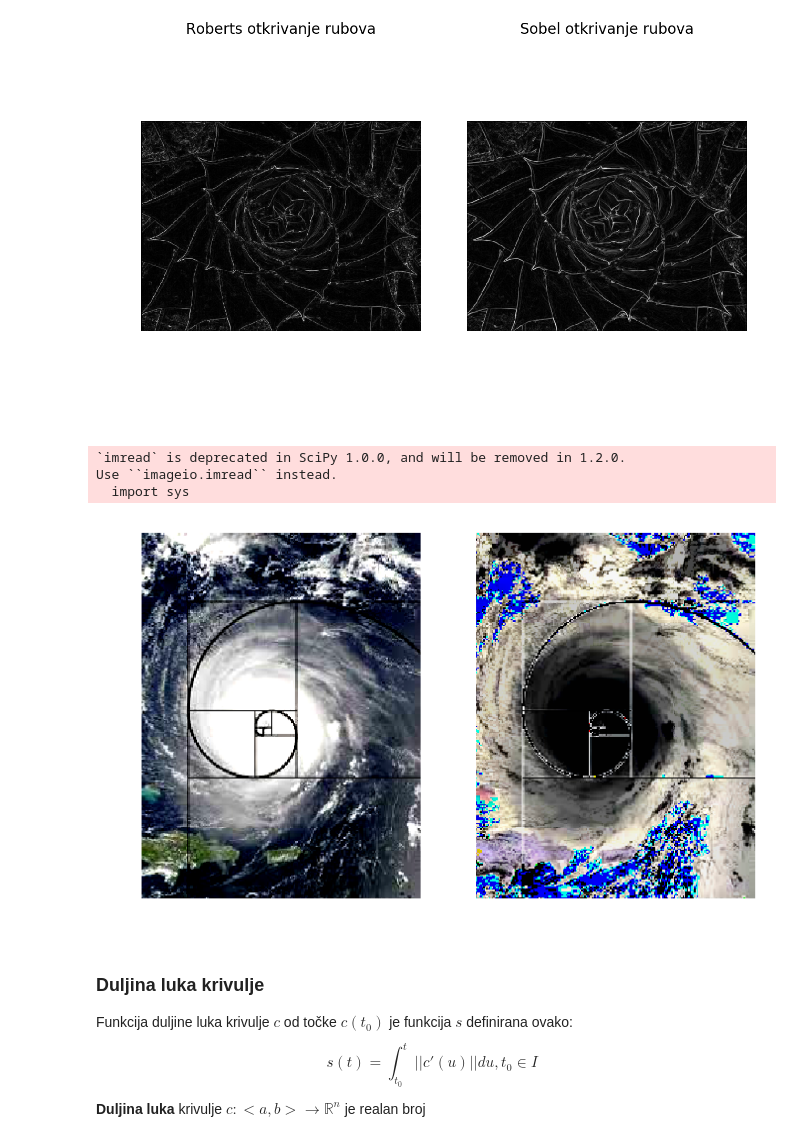
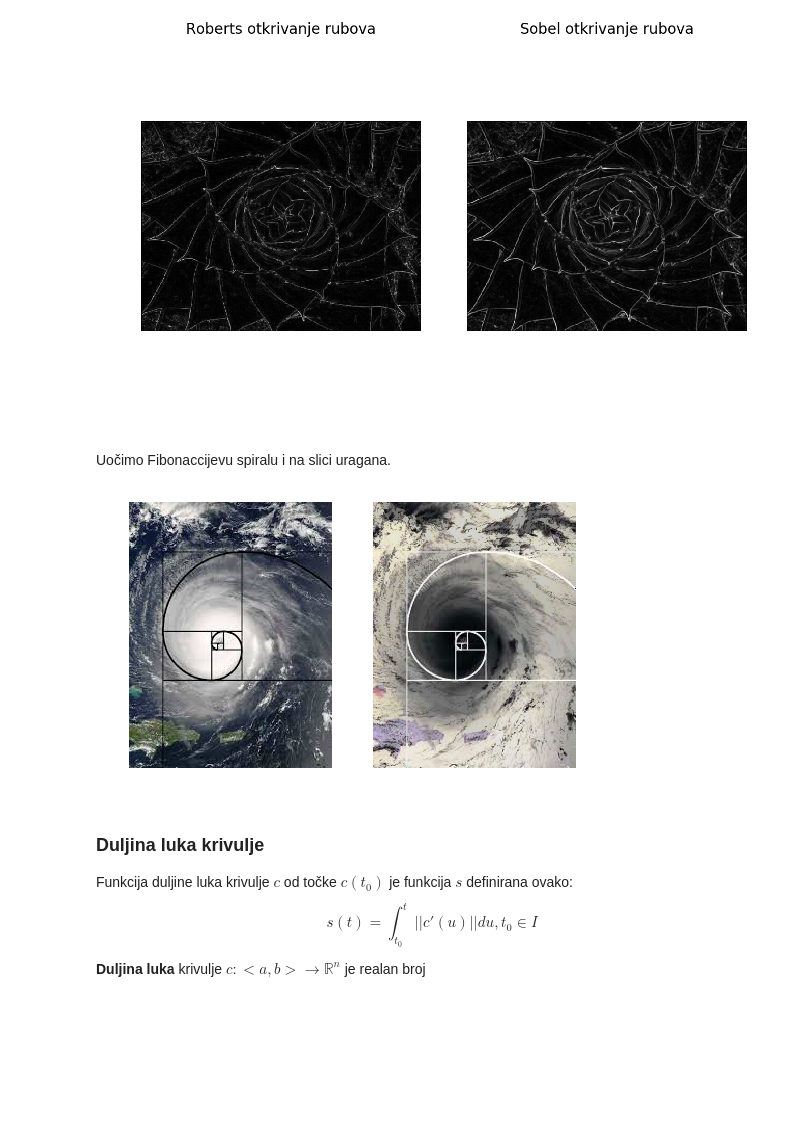
Before and after one commit to kkozina/Matemati-ki-softver, a Jupyter notebook: Prva zadaca.ipynb, the cells around one changed output. Drawn from its saved outputs; the diff is of its cells as text; code cells hidden in the pictures; blank space fills up the shorter version.

```diff
--- a/Prva zadaca.ipynb
+++ b/Prva zadaca.ipynb
@@ -611,44 +498,42 @@ plt.tight_layout()
 plt.show()
 # %% [output]
 [figure]
+# %% [markdown]
+Uočimo Fibonaccijevu spiralu i na slici uragana.
 # %%
-from scipy.misc import imread
+from imageio import imread
 import matplotlib.pyplot as plt
 from skimage.exposure import rescale_intensity
 import numpy as np
 from skimage.morphology import reconstruction
 
 imag = imread('Hurricane.jpg')
-imag = rescale_intensity(imag, in_range=(40, 200))
 
 seed = np.copy(imag)
 seed[1:-1, 1:-1] = imag.max()
 mask = imag
 
 filled = reconstruction(seed, mask, method='erosion')
 
 seed = np.copy(imag)
 seed[2:-1, 2:-1] = imag.min()
 rec = reconstruction(seed, mask, method='dilation')
 
 fig, ax = plt.subplots(1, 2, figsize=(8, 6), sharex=True, sharey=True,
                        subplot_kw={'adjustable': 'box-forced'})
 ax = ax.ravel()
 
 # Početna slika
 ax[0].imshow(imag, cmap='gray')
 ax[0].axis('off')
 
 # Nakon popunjenja rupa
 ax[1].imshow(filled, cmap='gray')
 ax[1].axis('off')
 
 plt.show()
 # %% [output]
-`imread` is deprecated in SciPy 1.0.0, and will be removed in 1.2.0.
-Use ``imageio.imread`` instead.
-  import sys
-[figure, old version]
+[figure, new version]
 # %% [markdown]
 ### Duljina luka krivulje
 
```
Also changed, not shown: parts of 6 cells of this notebook.
